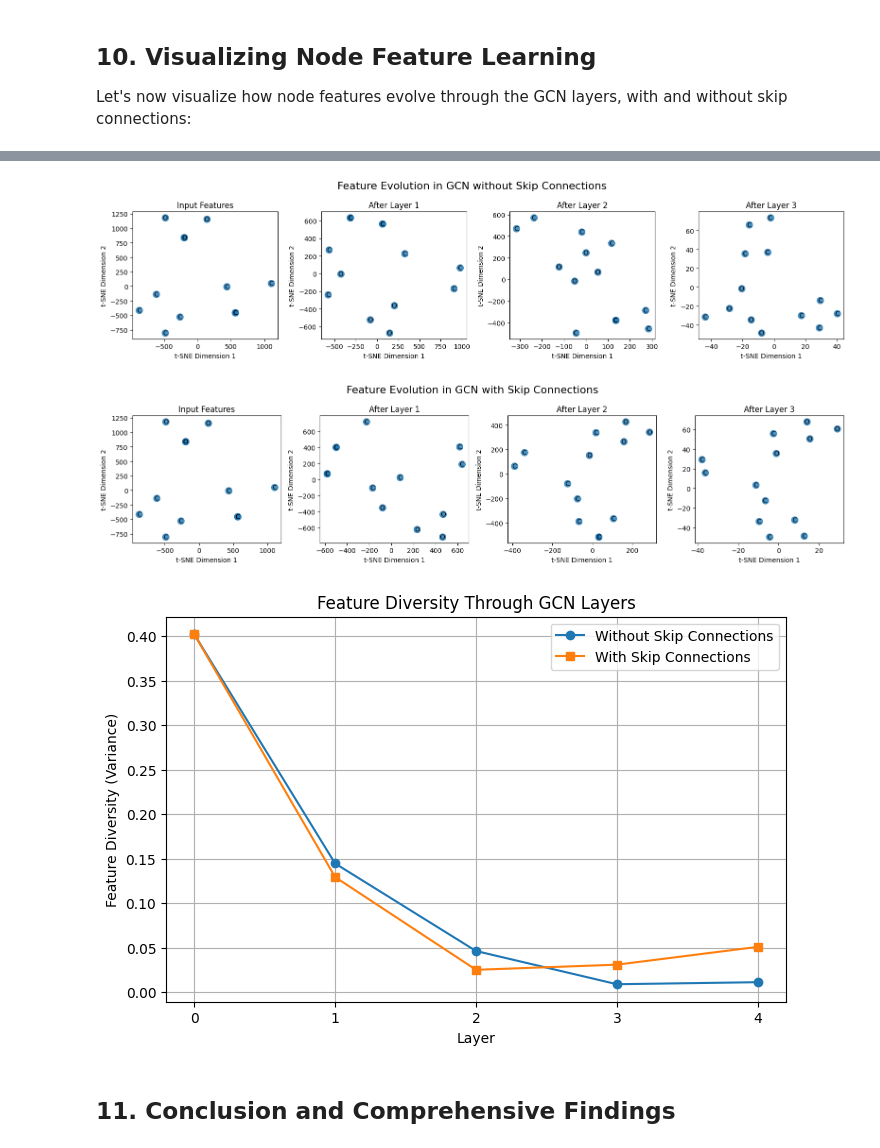
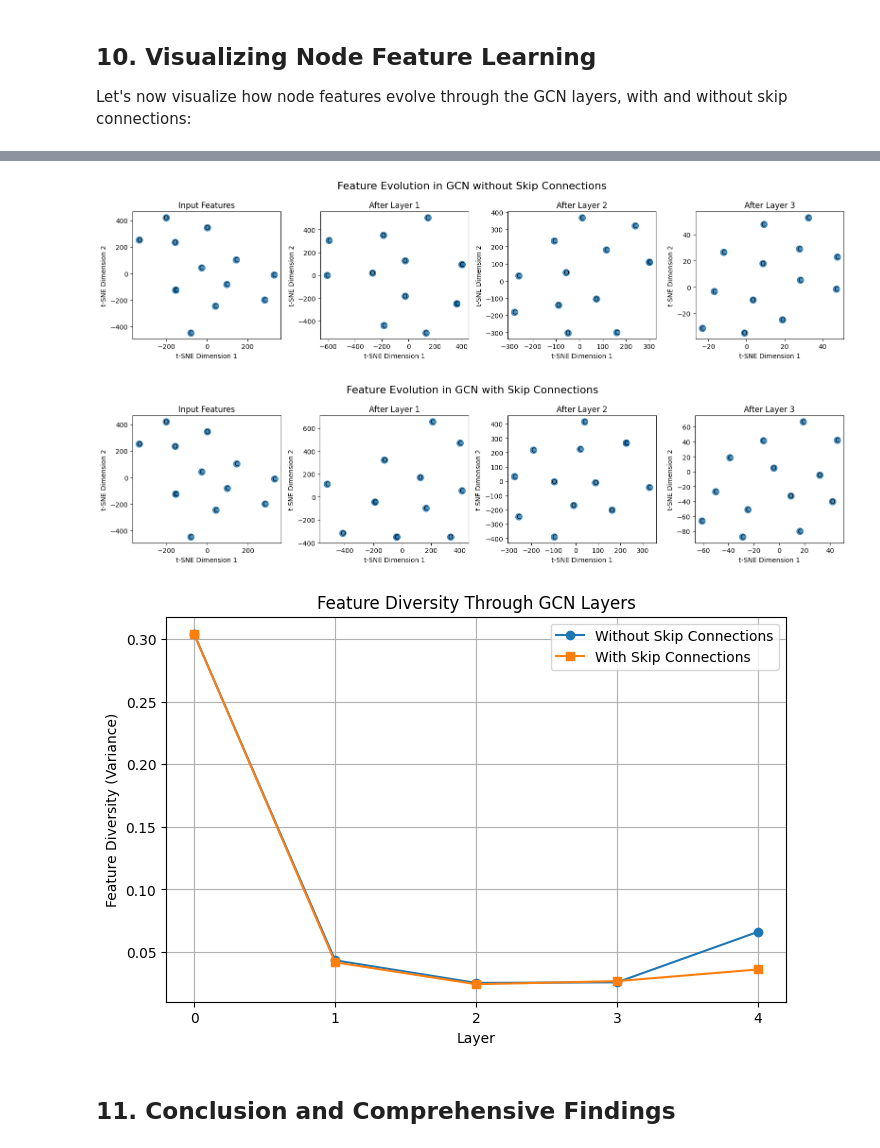
Before and after one commit to HFooladi/GNNs-For-Chemists, a Jupyter notebook: notebooks/04_GNN_GCN.ipynb, the cells around one changed output, grey strips where cells are left out. Saved outputs shown, nothing was run; the diff lists cells and outputs as text; code cells hidden in the pictures.

```diff
--- a/notebooks/04_GNN_GCN.ipynb
+++ b/notebooks/04_GNN_GCN.ipynb
@@ -341,6 +349,6 @@ class BasicGCN(nn.Module):
 # Create a simple model to demonstrate
 sample_data = mol_to_graph(example_molecules["Aspirin"])
 print(f"Node features: {sample_data.x.shape}")
-model = BasicGCN(sample_data.x.shape[1], 64, 1)
+model = BasicGCN(sample_data.x.shape[1], 64, 1, 2)
 print(model)
 # %% [output]
@@ -1223,7 +1232,7 @@ def visualize_feature_evolution(model, data, smiles, use_skip=False):
         batch = torch.zeros(data.x.size(0), dtype=torch.long, device=device)
 
         # Forward pass
-        _ = model(data.x, data.edge_index, batch)
+        _ = model(data.x.float(), data.edge_index, batch)
 
     # Remove the hooks
     for hook in hooks:
@@ -1238,7 +1247,7 @@ def visualize_feature_evolution(model, data, smiles, use_skip=False):
         all_features.append(activations[f'conv{i+1}'].cpu().numpy())
 
     # Use t-SNE to visualize high-dimensional features
-    tsne = TSNE(n_components=2, random_state=42, perplexity=min(5, all_features[i].shape[0]-1))
+    tsne = TSNE(n_components=2, random_state=42, perplexity=min(10, all_features[i].shape[0]-1))
 
     # Create molecule for reference
     mol = Chem.MolFromSmiles(smiles)
@@ -1283,15 +1292,17 @@ def visualize_feature_evolution(model, data, smiles, use_skip=False):
 
 # Create and train two small models for visualization
 def train_small_model_for_vis(use_skip=False):
-    """Train a small model for feature visualization"""
-    # Get sample molecule
-    smiles = example_molecules["Aspirin"]
-    data = mol_to_graph(smiles)
+    # Get input dimension
+    sample = dataset[0]
+    in_channels = sample.x.shape[1]
 
-    # Create model
-    in_channels = data.x.shape[1]
-    hidden_channels = 16
-    out_channels = 1
+    # Common parameters
+    hidden_channels = 64
+    out_channels = 1  # Regression task
+    lr = 0.001
+    weight_decay = 5e-4
+    epochs = 50
+    criterion = nn.MSELoss()
     num_layers = 4
 
     model = GCNWithSkipConnections(
@@ -1303,27 +1314,20 @@ def train_small_model_for_vis(use_skip=False):
     ).to(device)
 
     # Train briefly (just to get some reasonable parameters)
-    optimizer = torch.optim.Adam(model.parameters(), lr=0.01)
-    criterion = nn.MSELoss()
-
-    # Fake target
-    target = torch.Tensor([0.5]).to(device)
-
-    model.train()
-    for _ in range(50):
-        optimizer.zero_grad()
-        out = model(data.x.to(device), data.edge_index.to(device), torch.zeros(data.x.size(0), dtype=torch.long, device=device))
-        loss = criterion(out, target)
-        loss.backward()
-        optimizer.step()
-
-    return model, data, smiles
+    optimizer = torch.optim.Adam(model.parameters(), lr=lr, weight_decay=weight_decay)
+    result = train_and_evaluate(model, optimizer, criterion, train_loader, val_loader, test_loader, epochs)
+    return result['model']
 
 # Get models
-no_skip_model, aspirin_data, aspirin_smiles = train_small_model_for_vis(use_skip=False)
-skip_model, _, _ = train_small_model_for_vis(use_skip=True)
+print("Training model without skip connections...")
+no_skip_model = train_small_model_for_vis(use_skip=False)
+print("Training model with skip connections...")
+skip_model = train_small_model_for_vis(use_skip=True)
+
 
 # Visualize feature evolution
+aspirin_smiles = example_molecules['Aspirin']
+aspirin_data = mol_to_graph(aspirin_smiles)
 no_skip_features = visualize_feature_evolution(no_skip_model, aspirin_data, aspirin_smiles, use_skip=False)
 skip_features = visualize_feature_evolution(skip_model, aspirin_data, aspirin_smiles, use_skip=True)
 
@@ -1350,6 +1371,6 @@ plt.show()
-[figure, old version]
+[figure, new version]
-[figure, old version]
+[figure, new version]
-[figure, old version]
+[figure, new version]
 # %% [markdown]
 ## 11. Conclusion and Comprehensive Findings <a name="conclusion"></a>
 # %%
```
Also changed, not shown: parts of 9 cells of this notebook.
